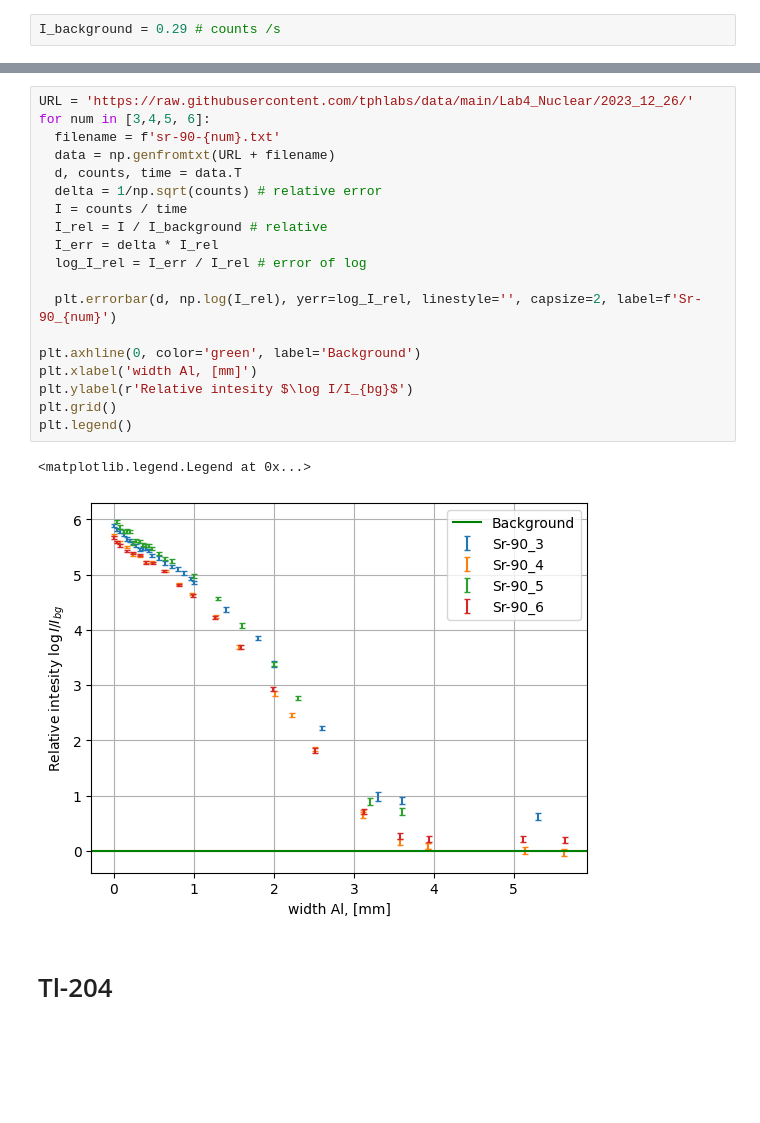
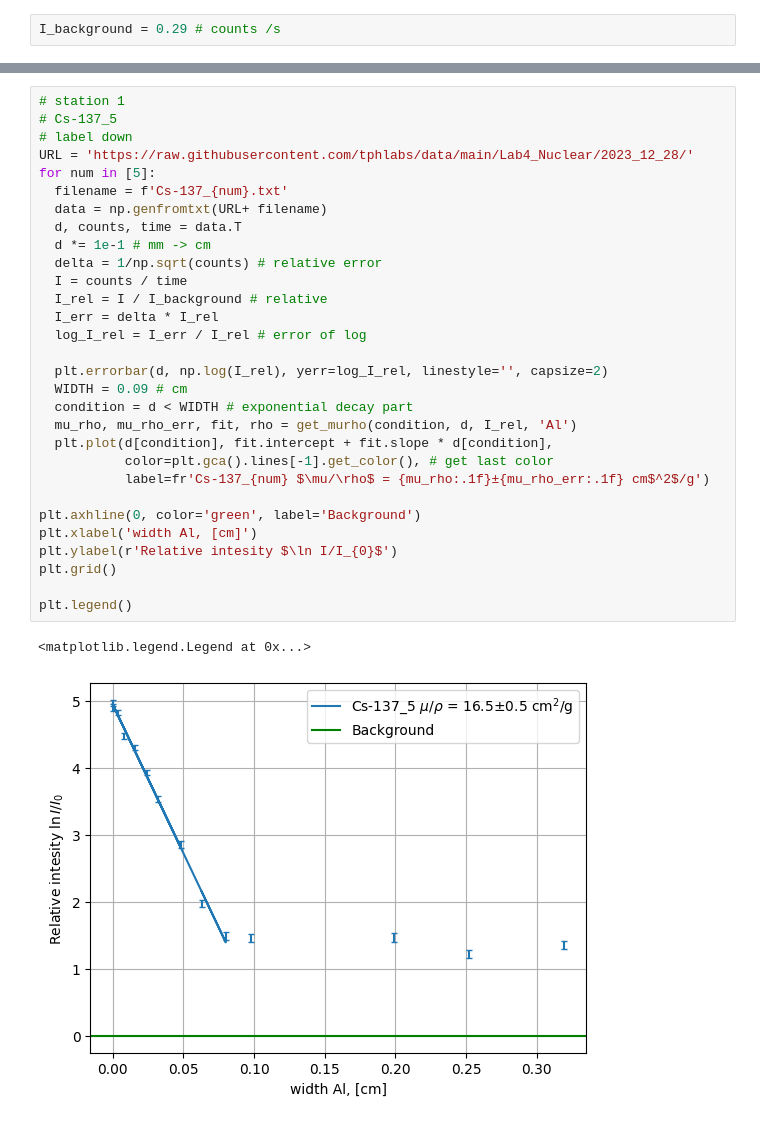
Before and after one commit to evgeny-kolonsky/Lab4_Nuclear, a Jupyter notebook: Lab4_beta_attenuation.ipynb, the cells around one changed output, grey strips where cells are left out. Cells and saved outputs as stored; diff of their text form; blank space fills up the shorter version.

```diff
--- a/Lab4_beta_attenuation.ipynb
+++ b/Lab4_beta_attenuation.ipynb
@@ -49,24 +178,33 @@ I_background = 0.29 # counts /s
 # %%
-URL = 'https://raw.githubusercontent.com/tphlabs/data/main/Lab4_Nuclear/2023_12_26/'
-for num in [3,4,5, 6]:
-  filename = f'sr-90-{num}.txt'
-  data = np.genfromtxt(URL + filename)
+# station 1
+# Cs-137_5
+# label down
+URL = 'https://raw.githubusercontent.com/tphlabs/data/main/Lab4_Nuclear/2023_12_28/'
+for num in [5]:
+  filename = f'Cs-137_{num}.txt'
+  data = np.genfromtxt(URL+ filename)
   d, counts, time = data.T
+  d *= 1e-1 # mm -> cm
   delta = 1/np.sqrt(counts) # relative error
   I = counts / time
   I_rel = I / I_background # relative
   I_err = delta * I_rel
   log_I_rel = I_err / I_rel # error of log
 
-  plt.errorbar(d, np.log(I_rel), yerr=log_I_rel, linestyle='', capsize=2, label=f'Sr-90_{num}')
+  plt.errorbar(d, np.log(I_rel), yerr=log_I_rel, linestyle='', capsize=2)
+  WIDTH = 0.09 # cm
+  condition = d < WIDTH # exponential decay part
+  mu_rho, mu_rho_err, fit, rho = get_murho(condition, d, I_rel, 'Al')
+  plt.plot(d[condition], fit.intercept + fit.slope * d[condition],
+           color=plt.gca().lines[-1].get_color(), # get last color
+           label=fr'Cs-137_{num} $\mu/\rho$ = {mu_rho:.1f}±{mu_rho_err:.1f} cm$^2$/g')
 
 plt.axhline(0, color='green', label='Background')
-plt.xlabel('width Al, [mm]')
-plt.ylabel(r'Relative intesity $\log I/I_{bg}$')
+plt.xlabel('width Al, [cm]')
+plt.ylabel(r'Relative intesity $\ln I/I_{0}$')
 plt.grid()
+
 plt.legend()
 # %% [output]
 <matplotlib.legend.Legend at 0x...>
-[figure, old version]
+[figure, new version]
-# %% [markdown]
-# Tl-204
```
Also changed, not shown: parts of 25 cells of this notebook.
